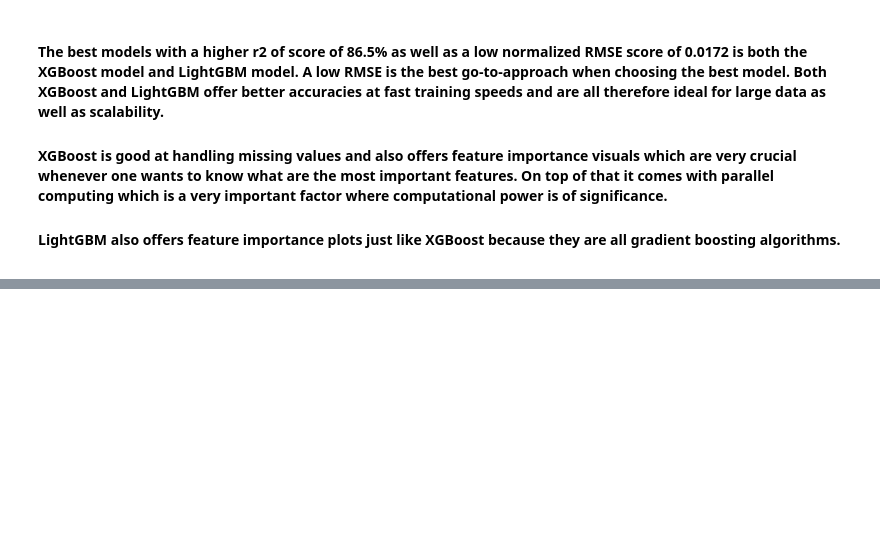
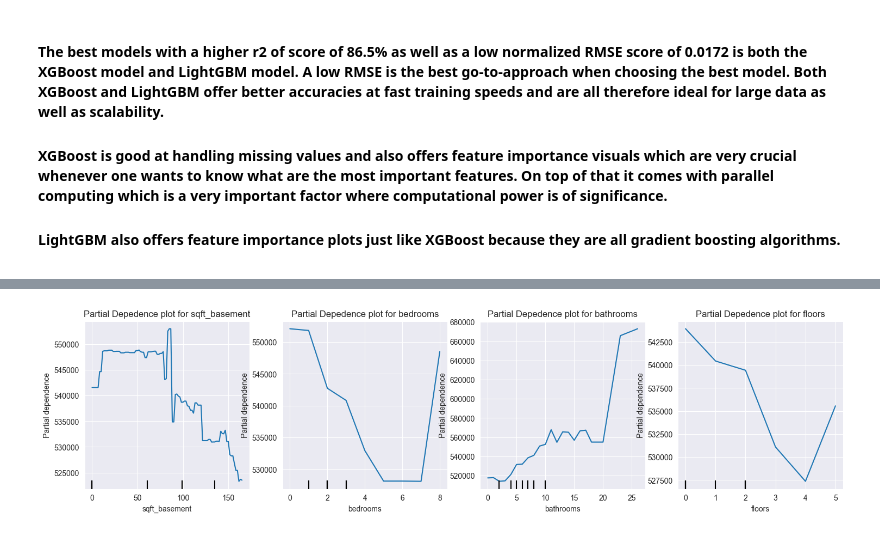
Before and after one commit to Wolfie3D/dsc-phase-2-project-v2-3, a Jupyter notebook: student.ipynb, the cells around one changed output, grey strips where cells are left out. Cells and saved outputs as stored; diff of their text form; code cells hidden in the pictures; blank space fills up the shorter version.

```diff
--- a/student.ipynb
+++ b/student.ipynb
@@ -1356,0 +1142,12 @@ These are the main factors that drive prices higher.
+# %%
+# Start with square feet of the houses and plot its effect on price.
+feature_name = ["sqft_basement","bedrooms","bathrooms","floors"]
+
+fig, axes = plt.subplots(1,len(feature_name),figsize=(18,4))
+
+for i, feature_name in enumerate(feature_name):
+    PartialDependenceDisplay.from_estimator(model_xgboost, X_test,features=[feature_name], ax=axes[i])
+    axes[i].set_title(f"Partial Depedence plot for {feature_name}")
+plt.show()
+# %% [output]
+[figure, added]
```
Also changed, not shown: parts of 37 cells of this notebook.
